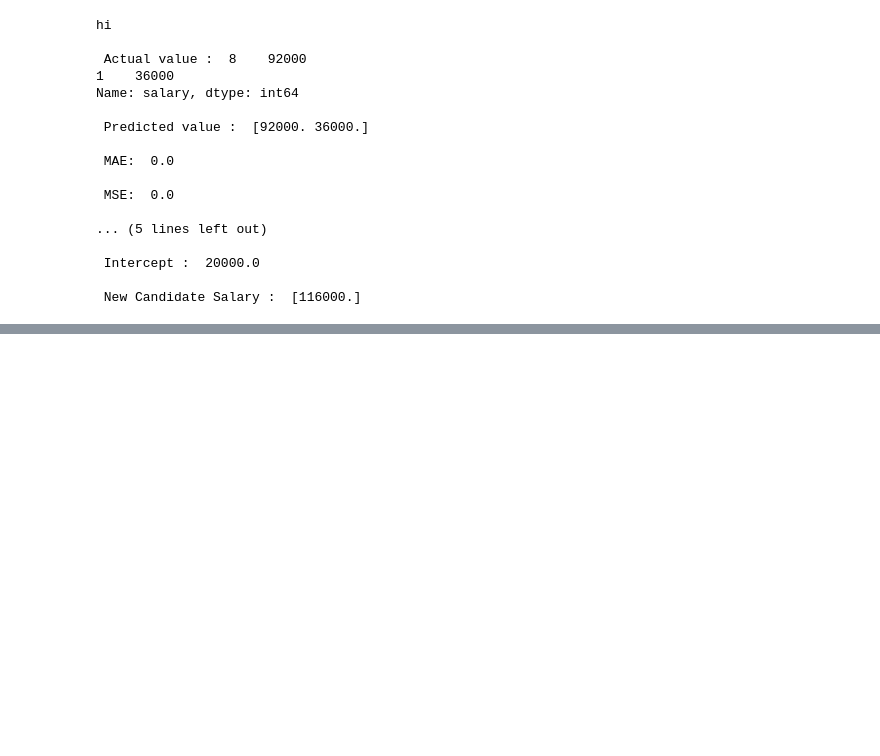
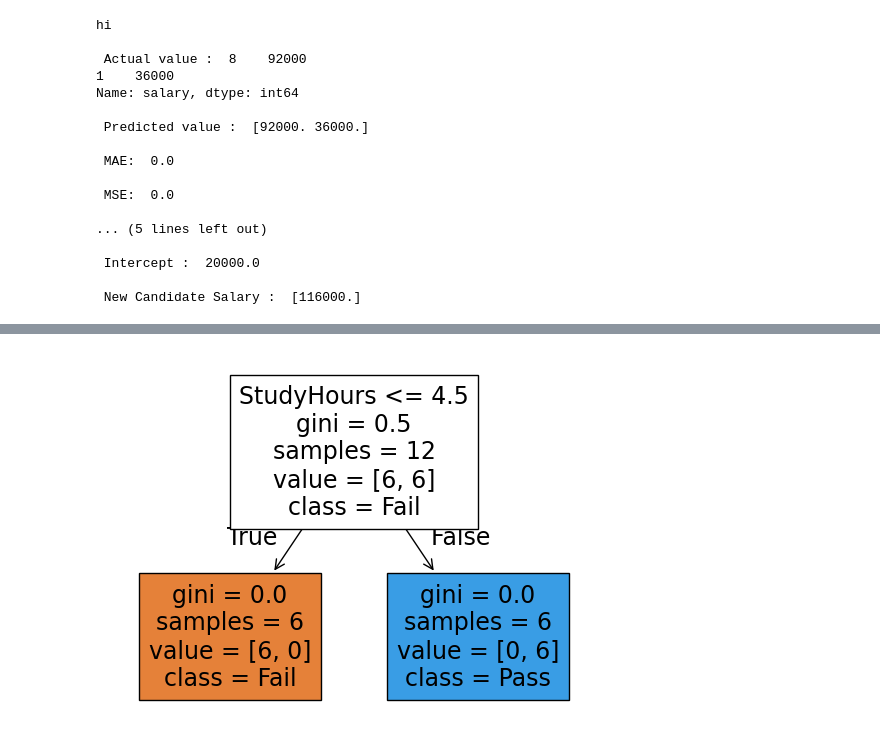
Before and after one commit to sarwathasan72-svg/Masai_IIT_AIML, a Jupyter notebook: Module4.ipynb, the cells around one changed output, grey strips where cells are left out. Saved outputs shown, nothing was run; the diff lists cells and outputs as text; code cells hidden in the pictures; blank space fills up the shorter version.

```diff
--- a/Module4.ipynb
+++ b/Module4.ipynb
@@ -110,0 +560,76 @@ Name: salary, dtype: int64
+# %%
+#  Creation of Decision tree
+
+import pandas as pd
+
+from sklearn.tree import DecisionTreeClassifier
+from sklearn.model_selection import train_test_split
+import matplotlib.pyplot as plt
+from sklearn.tree import plot_tree
+
+
+
+data = {
+    "StudyHours": [
+        1, 2, 2, 3, 3,
+        4, 4, 5, 5, 6,
+        6, 7, 7, 8, 9
+    ],
+
+    "Attendance": [
+        50, 55, 60, 65, 68,
+        70, 72, 75, 78, 80,
+        82, 85, 88, 92, 95
+    ],
+
+    "Assignments": [
+        2, 3, 3, 4, 4,
+        5, 5, 6, 7, 7,
+        8, 8, 9, 9, 10
+    ],
+
+    "Passed": [
+        0, 0, 0, 0, 0,
+        0, 0, 1, 1, 1,
+        1, 1, 1, 1, 1
+    ]
+}
+
+
+df = pd.DataFrame(data)
+df
+
+x = df.drop("Passed", axis =1)
+y = df["Passed"]
+y
+
+model = DecisionTreeClassifier()
+
+x_train, x_test, y_train, y_test = train_test_split(
+    x,
+    y,
+    test_size = .20,
+    random_state = 42
+)
+
+x_train
+
+model.fit(x_train,y_train)
+
+predictions= model.predict(x_test)
+
+print(predictions)
+
+print(y_test)
+
+print(x.columns)
+
+plot_tree(
+    model,
+    feature_names = x.columns,
+    class_names = ["Fail", "Pass"],
+    filled = True
+)
+
+plt.show()
+# %% [output]
@@ -110,0 +642 @@ Name: salary, dtype: int64
+[figure, added]
```
Also changed, not shown: parts of 9 cells of this notebook.
